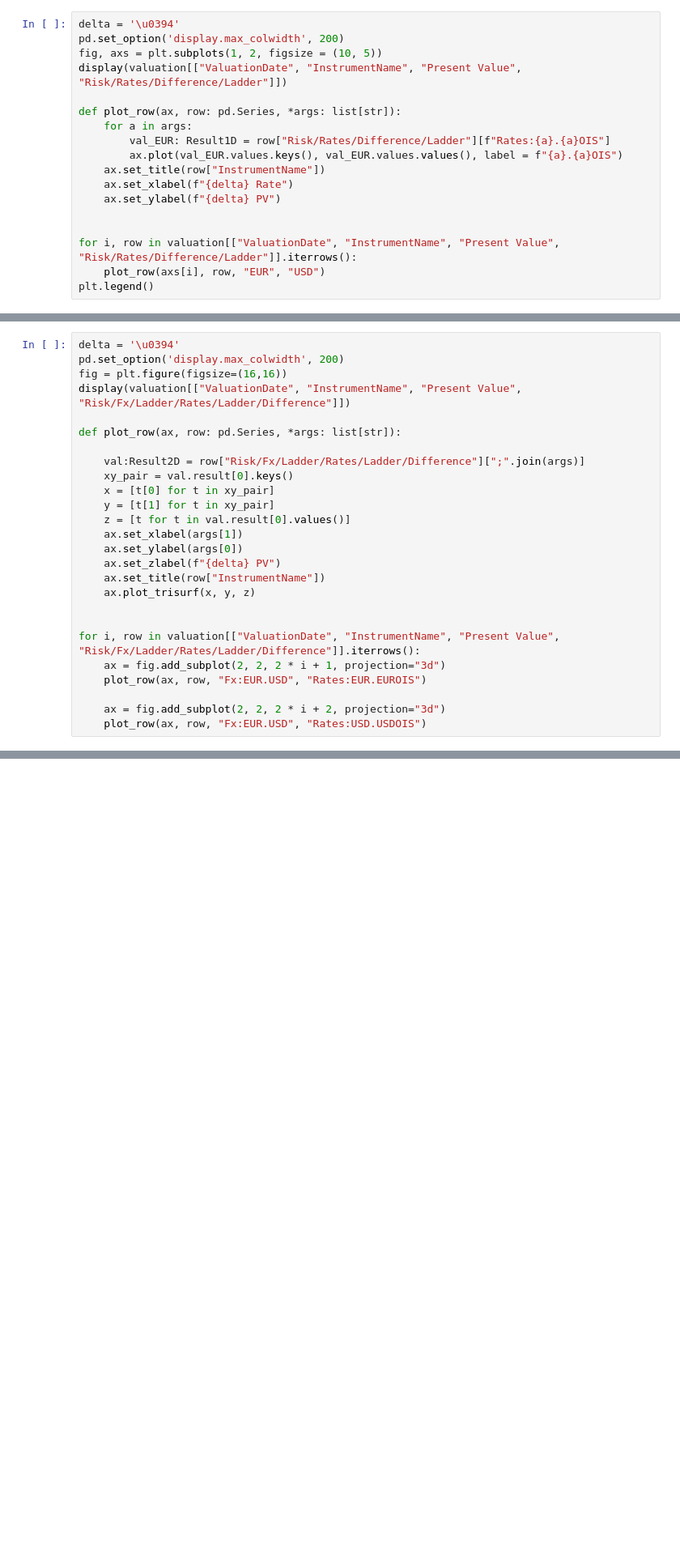
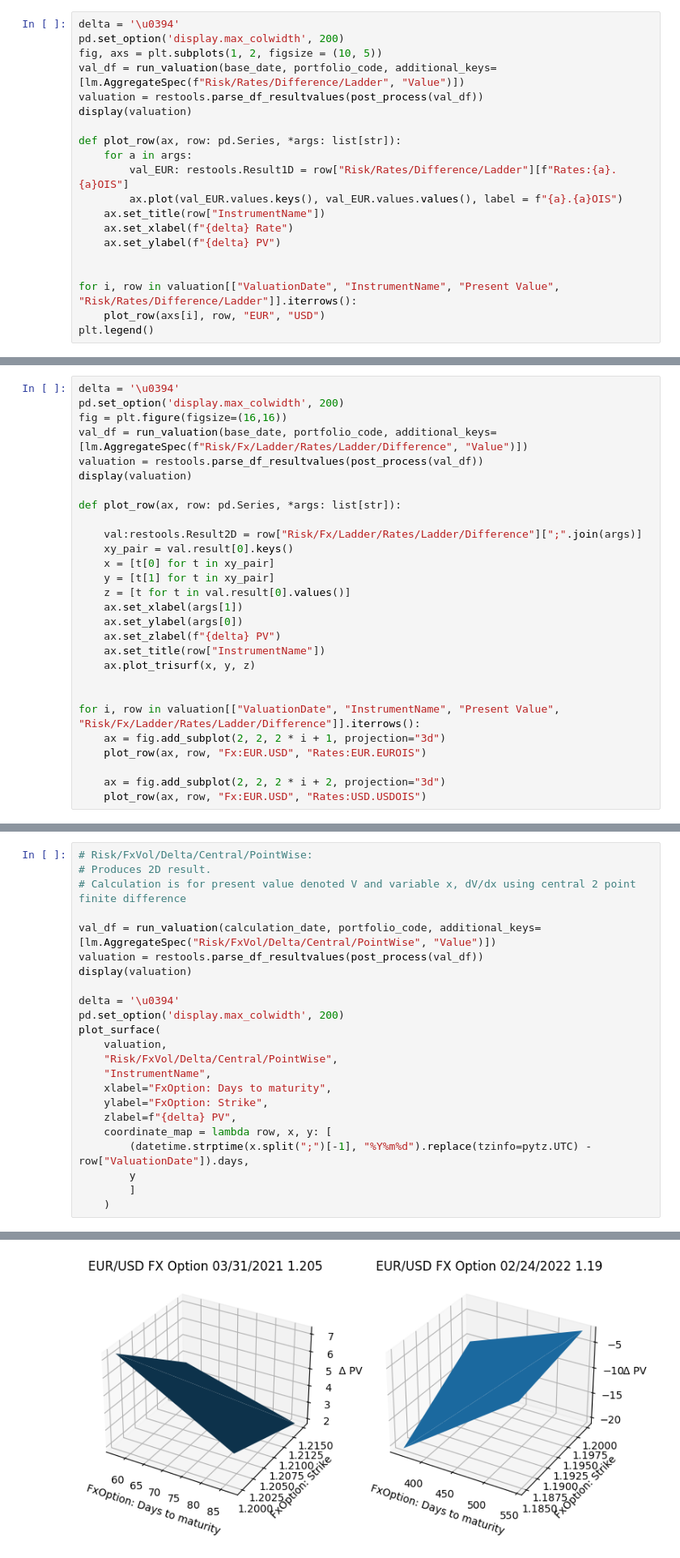
Before and after one commit to peturparkur-fbn/sample-notebooks, a Jupyter notebook: examples/use-cases/instruments/FX Option Vanilla Risk Ladders.ipynb, the cells around one changed output, grey strips where cells are left out. Shown at 81% size. Drawn from its saved outputs; the diff is of its cells as text; blank space fills up the shorter version.

```diff
--- a/examples/use-cases/instruments/FX Option Vanilla Risk Ladders.ipynb
+++ b/examples/use-cases/instruments/FX Option Vanilla Risk Ladders.ipynb
@@ -1013,11 +939,13 @@ def plot_result1d(df: pd.DataFrame, result_column: str):
 delta = '\u0394'
 pd.set_option('display.max_colwidth', 200)
 fig, axs = plt.subplots(1, 2, figsize = (10, 5))
-display(valuation[["ValuationDate", "InstrumentName", "Present Value", "Risk/Rates/Difference/Ladder"]])
+val_df = run_valuation(base_date, portfolio_code, additional_keys=[lm.AggregateSpec(f"Risk/Rates/Difference/Ladder", "Value")])
+valuation = restools.parse_df_resultvalues(post_process(val_df))
+display(valuation)
 
 def plot_row(ax, row: pd.Series, *args: list[str]):
     for a in args:
-        val_EUR: Result1D = row["Risk/Rates/Difference/Ladder"][f"Rates:{a}.{a}OIS"]
+        val_EUR: restools.Result1D = row["Risk/Rates/Difference/Ladder"][f"Rates:{a}.{a}OIS"]
         ax.plot(val_EUR.values.keys(), val_EUR.values.values(), label = f"{a}.{a}OIS")
     ax.set_title(row["InstrumentName"])
     ax.set_xlabel(f"{delta} Rate")
@@ -1039,11 +967,13 @@ plt.legend()
 delta = '\u0394'
 pd.set_option('display.max_colwidth', 200)
 fig = plt.figure(figsize=(16,16))
-display(valuation[["ValuationDate", "InstrumentName", "Present Value", "Risk/Fx/Ladder/Rates/Ladder/Difference"]])
+val_df = run_valuation(base_date, portfolio_code, additional_keys=[lm.AggregateSpec(f"Risk/Fx/Ladder/Rates/Ladder/Difference", "Value")])
+valuation = restools.parse_df_resultvalues(post_process(val_df))
+display(valuation)
 
 def plot_row(ax, row: pd.Series, *args: list[str]):
 
-    val:Result2D = row["Risk/Fx/Ladder/Rates/Ladder/Difference"][";".join(args)]
+    val:restools.Result2D = row["Risk/Fx/Ladder/Rates/Ladder/Difference"][";".join(args)]
     xy_pair = val.result[0].keys()
     x = [t[0] for t in xy_pair]
     y = [t[1] for t in xy_pair]
@@ -1375,0 +1062,24 @@ display (vol_report[['25D', 'ATM', '75D']])
+# %%
+# Risk/FxVol/Delta/Central/PointWise:
+# Produces 2D result.
+# Calculation is for present value denoted V and variable x, dV/dx using central 2 point finite difference
+
+val_df = run_valuation(calculation_date, portfolio_code, additional_keys=[lm.AggregateSpec("Risk/FxVol/Delta/Central/PointWise", "Value")])
+valuation = restools.parse_df_resultvalues(post_process(val_df))
+display(valuation)
+
+delta = '\u0394'
+pd.set_option('display.max_colwidth', 200)
+plot_surface(
+    valuation,
+    "Risk/FxVol/Delta/Central/PointWise",
+    "InstrumentName",
+    xlabel="FxOption: Days to maturity",
+    ylabel="FxOption: Strike",
+    zlabel=f"{delta} PV",
+    coordinate_map = lambda row, x, y: [
+        (datetime.strptime(x.split(";")[-1], "%Y%m%d").replace(tzinfo=pytz.UTC) - row["ValuationDate"]).days,
+        y
+        ]
+    )
+# %% [output]
@@ -1376,3 +1090,4 @@ display (vol_report[['25D', 'ATM', '75D']])
+[figure, added]
 # %% [markdown]
 # 9. Spot Pointwise Vol Ladder
 This demonstrates how to produce a Spot.1Vol ladder to show the PV of the options as the points on the volatility surface are bumped. This is a standard report required by any risk manager looking at an option portfolio, and requires the risk engine to change the spot rate and the vol tenor values at the same time, revaluing the portfolio multiple times. The report is basically multiple .1Vol reports at calculated different spot rates, in practice the spot_rates are changed in an outer loop, with the vol tenors in an inner loop.
```
Also changed, not shown: parts of 62 cells of this notebook, 1 other file.
